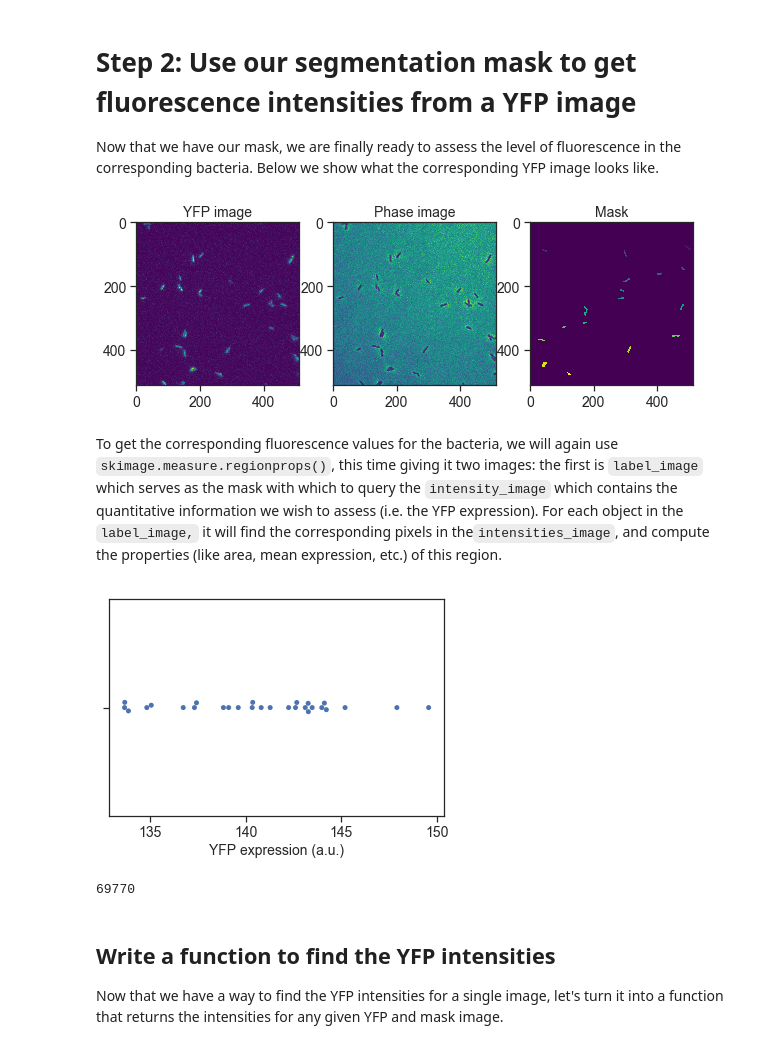
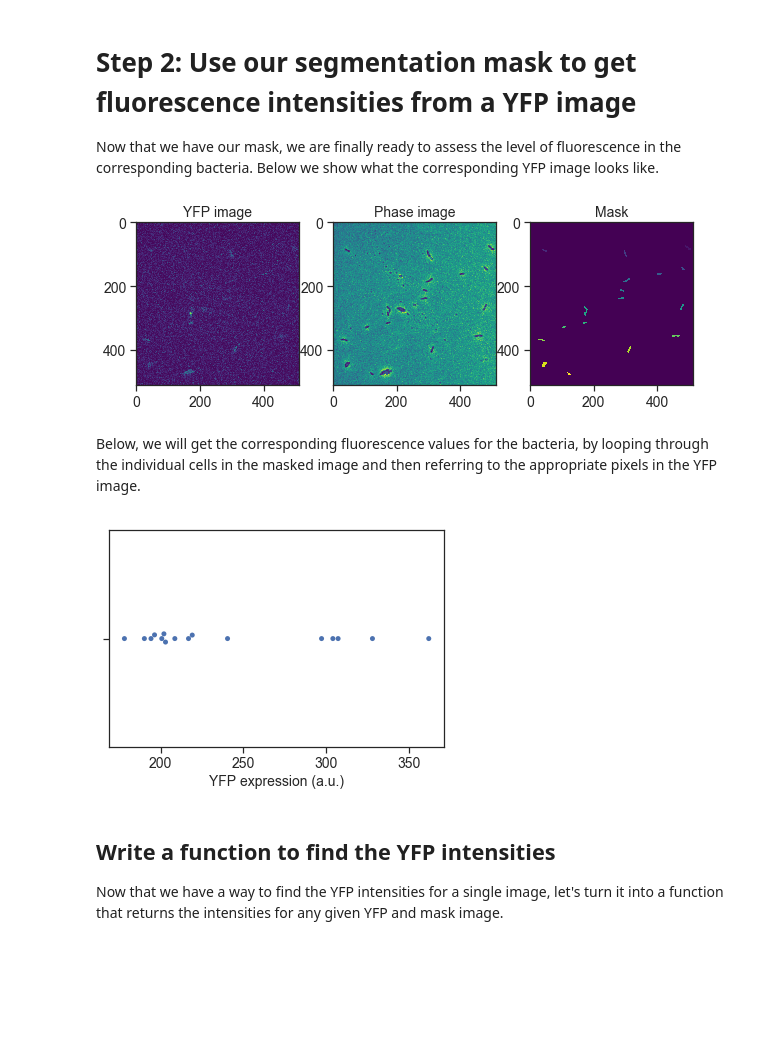
Before and after one commit to RPGroup-PBoC/gist_pboc_2019, a Jupyter notebook: code/lacI_titration_day3.ipynb, the cells around one changed output. Drawn from its saved outputs; the diff is of its cells as text; code cells hidden in the pictures; blank space fills up the shorter version.

```diff
--- a/code/lacI_titration_day3.ipynb
+++ b/code/lacI_titration_day3.ipynb
@@ -205,8 +205,7 @@ plt.imshow(test_mask)
 Now that we have our mask, we are finally ready to assess the level of fluorescence in the corresponding bacteria. Below we show what the corresponding YFP image looks like.
 # %%
 # read the matching YFP image
-im = skimage.io.imread('data/lacI_titration/O2_R22_phase_pos_19.tif')
-im_yfp = skimage.io.imread('data/lacI_titration/O2_R22_yfp_pos_19.tif')
+im_yfp = skimage.io.imread('data/lacI_titration/O2_R124_yfp_pos_02.tif')
 
 # show them next to each other
 fig, ax = plt.subplots(1,3, figsize=[10,3])
@@ -219,36 +218,37 @@ ax[1].set_title('Phase image')
 ax[2].imshow(test_mask)
 ax[2].set_title('Mask');
 # %% [output]
-[figure, old version]
+[figure, new version]
-# %% [markdown]
-To get the corresponding fluorescence values for the bacteria, we will again use `skimage.measure.regionprops()`, this time giving it two images: the first is `label_image` which serves as the mask with which to query the `intensity_image` which contains the quantitative information we wish to assess (i.e. the YFP expression). For each object in the `label_image,` it will find the corresponding pixels in the`intensities_image`, and compute the properties (like area, mean expression, etc.) of this region.
+# %% [markdown]
+Below, we will get the corresponding fluorescence values for the bacteria, by looping through the individual cells in the masked image and then referring to the appropriate pixels in the YFP image.
 # %%
-# use pboc function to get mask
-mask = pboc.create_mask(im)
-
-# determine number of cells in image
-n_cells = np.max(mask)
-
-# list to store the object intensity values
+# list to store yfp intensities
 intensities = []
 
-# loop through cells and find mean intensity of each
+# number of cells in the mask
+n_cells = np.max(test_mask)
+
+# loop through cells and find the mean intensity for each
 for i in range(1,n_cells):
-    cell_mask = (mask == i+1)
+
+    # get a mask of the i'th cell
+    cell_mask = (test_mask == i)
+
+    # use cell mask to get a version of the yfp image for only that cell
+    cell_yfp = im_yfp * cell_mask
+
+    # use the number of pixels in the cell to get a mean intensity
     num_pixels = np.sum(cell_mask)
-    cell_mean_yfp = im_yfp * cell_mask/num_pixels
-    cell_intensity = np.sum(cell_mean_yfp)
-    intensities.append(cell_intensity)
+    cell_mean_intensity = np.sum(cell_yfp) / num_pixels
+
+    # update our intensity list
+    intensities.append(cell_mean_intensity)
 
 # show intensities
 sns.swarmplot(intensities)
 plt.xlabel("YFP expression (a.u.)");
 # %% [output]
-[figure, old version]
+[figure, new version]
-# %%
-cell_yfp.sum()
-# %% [output]
-69770
 # %% [markdown]
 ## Write a function to find the YFP intensities
 
```
Also changed, not shown: parts of 13 cells of this notebook, 4 other files.
